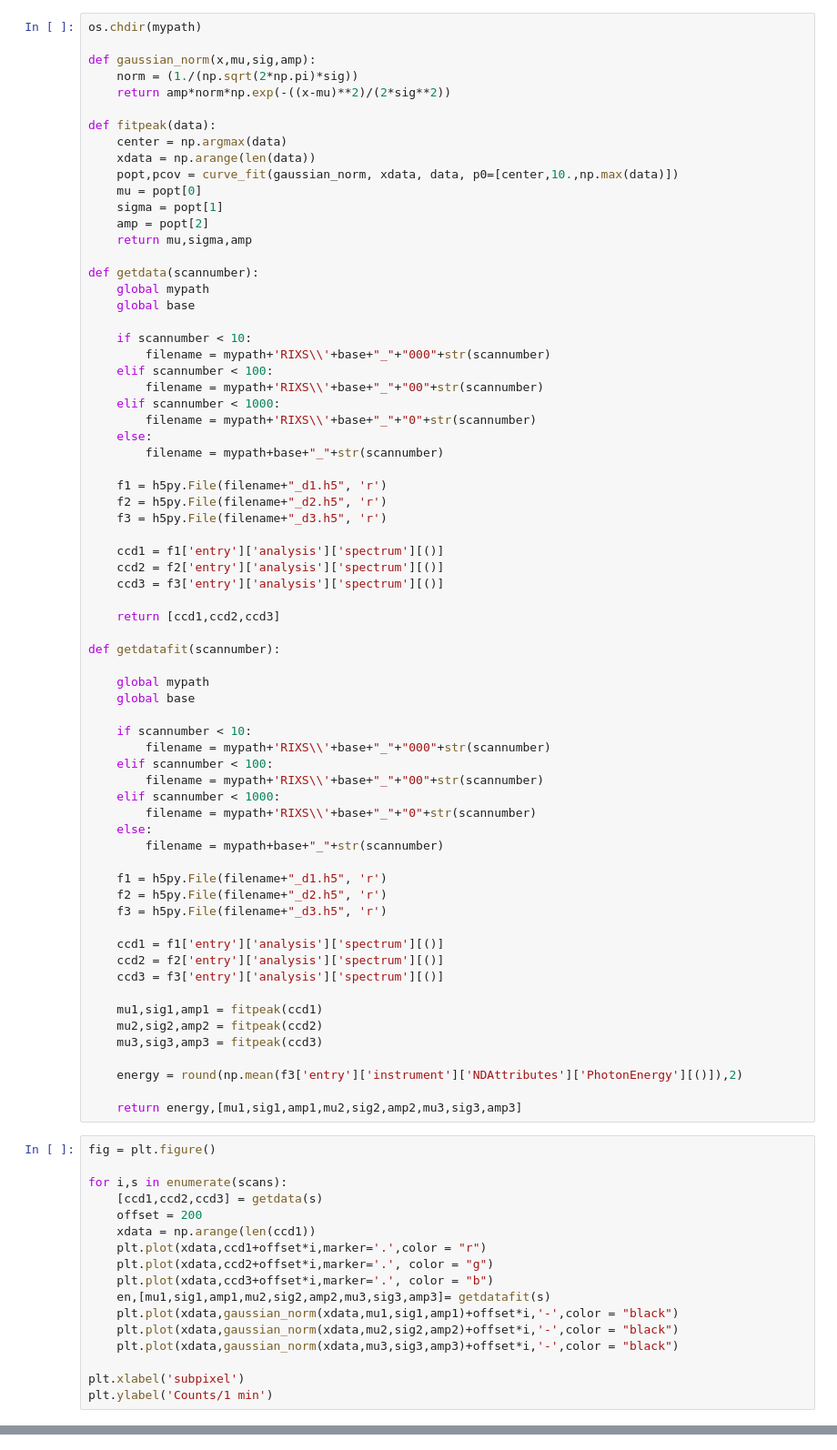
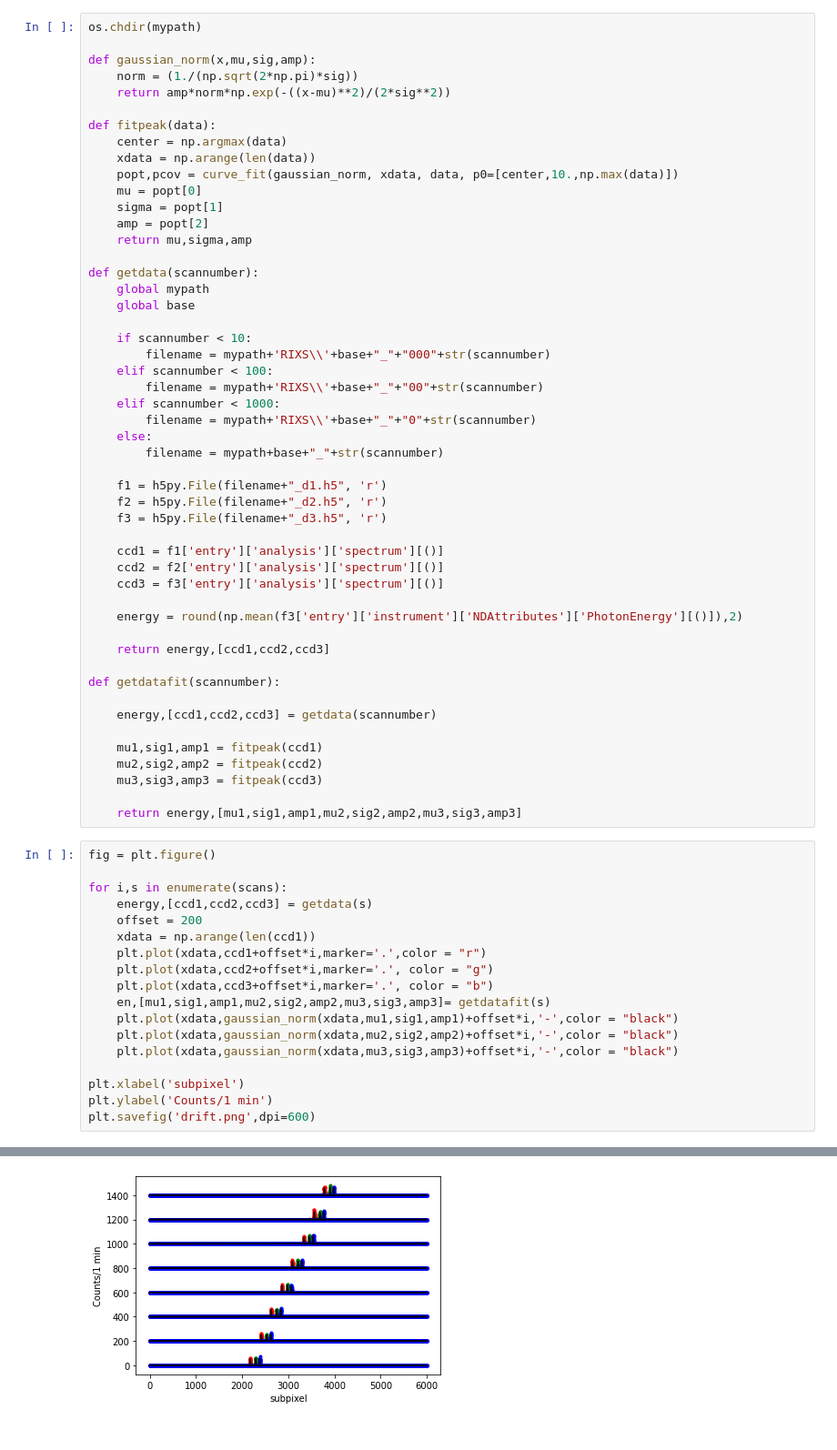
Before and after one commit to Coolphy/ADRESS_RIXS, a Jupyter notebook: EnergyDrift.ipynb, the cells around one changed output, grey strips where cells are left out. Shown at 91% size. Drawn from its saved outputs; the diff is of its cells as text.

```diff
--- a/EnergyDrift.ipynb
+++ b/EnergyDrift.ipynb
@@ -46,42 +46,24 @@ def getdata(scannumber):
     ccd2 = f2['entry']['analysis']['spectrum'][()]
     ccd3 = f3['entry']['analysis']['spectrum'][()]
 
-    return [ccd1,ccd2,ccd3]
+    energy = round(np.mean(f3['entry']['instrument']['NDAttributes']['PhotonEnergy'][()]),2)
+
+    return energy,[ccd1,ccd2,ccd3]
 
 def getdatafit(scannumber):
 
-    global mypath
-    global base
-
-    if scannumber < 10:
-        filename = mypath+'RIXS\\'+base+"_"+"000"+str(scannumber)
-    elif scannumber < 100:
-        filename = mypath+'RIXS\\'+base+"_"+"00"+str(scannumber)
-    elif scannumber < 1000:
-        filename = mypath+'RIXS\\'+base+"_"+"0"+str(scannumber)
-    else:
-        filename = mypath+base+"_"+str(scannumber)
-
-    f1 = h5py.File(filename+"_d1.h5", 'r')
-    f2 = h5py.File(filename+"_d2.h5", 'r')
-    f3 = h5py.File(filename+"_d3.h5", 'r')
-
-    ccd1 = f1['entry']['analysis']['spectrum'][()]
-    ccd2 = f2['entry']['analysis']['spectrum'][()]
-    ccd3 = f3['entry']['analysis']['spectrum'][()]
+    energy,[ccd1,ccd2,ccd3] = getdata(scannumber)
 
     mu1,sig1,amp1 = fitpeak(ccd1)
     mu2,sig2,amp2 = fitpeak(ccd2)
     mu3,sig3,amp3 = fitpeak(ccd3)
 
-    energy = round(np.mean(f3['entry']['instrument']['NDAttributes']['PhotonEnergy'][()]),2)
-
     return energy,[mu1,sig1,amp1,mu2,sig2,amp2,mu3,sig3,amp3]
 # %%
 fig = plt.figure()
 
 for i,s in enumerate(scans):
-    [ccd1,ccd2,ccd3] = getdata(s)
+    energy,[ccd1,ccd2,ccd3] = getdata(s)
     offset = 200
     xdata = np.arange(len(ccd1))
     plt.plot(xdata,ccd1+offset*i,marker='.',color = "r")
@@ -94,4 +76,5 @@ for i,s in enumerate(scans):
 
 plt.xlabel('subpixel')
 plt.ylabel('Counts/1 min')
+plt.savefig('drift.png',dpi=600)
 # %% [output]
@@ -101,3 +81,4 @@ Text(0, 0.5, 'Counts/1 min')
+[figure, added]
 # %%
 fig = plt.figure()
 
```
Also changed, not shown: parts of 5 cells of this notebook.
